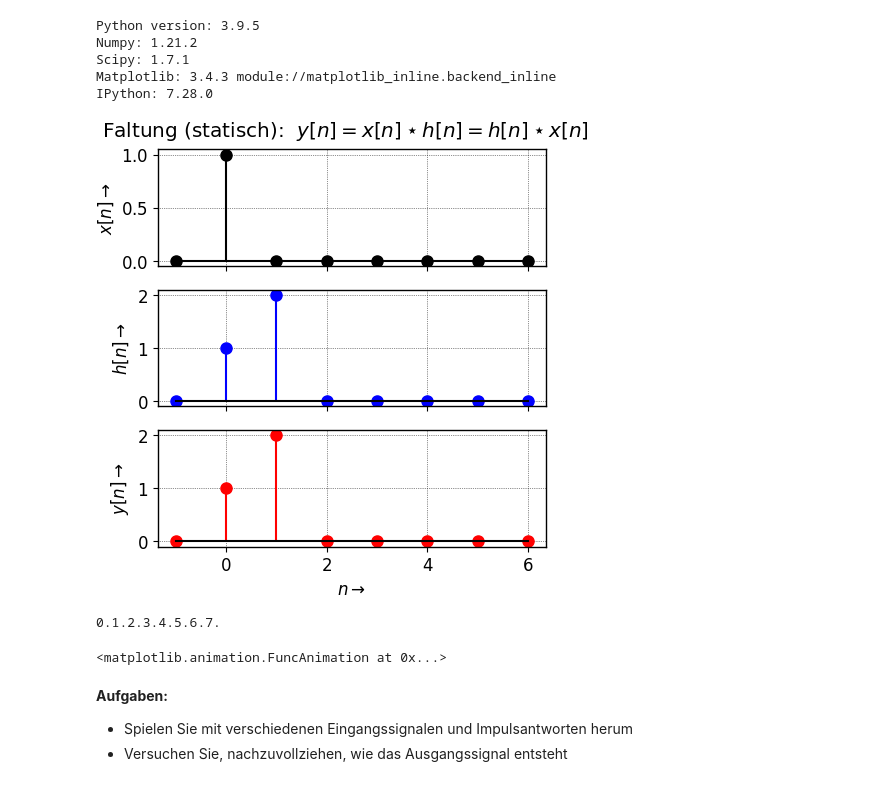
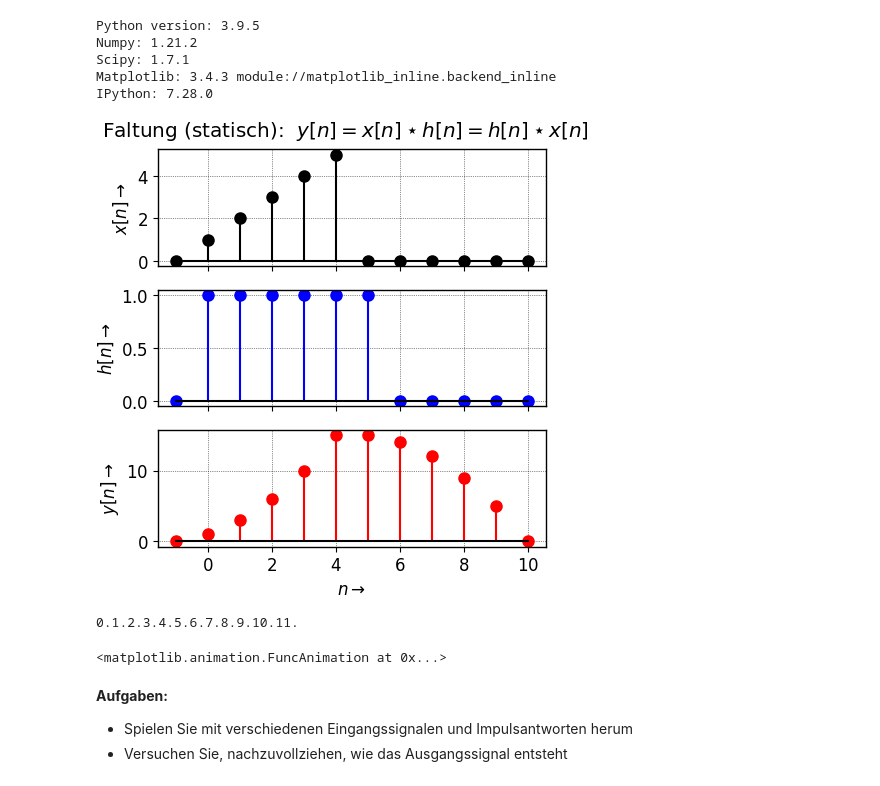
Before and after one commit to chipmuenk/dsp, a Jupyter notebook: notebooks/01_LTI/LTI-Animate_Convolution.ipynb, the cells around one changed output. Cells and saved outputs as stored; diff of their text form; code cells hidden in the pictures.

```diff
--- a/notebooks/01_LTI/LTI-Animate_Convolution.ipynb
+++ b/notebooks/01_LTI/LTI-Animate_Convolution.ipynb
@@ -72,40 +72,40 @@ IPython: 7.28.0
 # %%
 # Convolution 1: x * h -> slide h along x
 # define signal and impulse response here
-#h = [1, 1, 1, 1, 1, 1] # impulse response
-h = [1, 2]
+h = [1, 1, 1, 1, 1, 1] # impulse response
+#h = [1, 2]
 # input signal
-x = [1, 2, 3]
-x = [1, 0, 0, 0, 0]
+x = [1, 2, 3, 4, 5]
+#x = [1, 0, 0, 0, 0]
 
 y = np.convolve(x, h)
 L = len(y)+2 # max. total length plus one sample padding on both sides
 
 # create padded arrays padded with identical lengths for static plotting
 len_h = len(h) # length of impulse response
 len_x = len(x) # length of input signal
 n = np.arange(L)-1 # index runs from n = -1 to L-2
 xp = np.pad(x, (1, L-len_x-1), 'constant', constant_values=(0,0))# fill up with zeros
 hp = np.pad(h, (1, L-len_h-1), 'constant', constant_values=(0,0))# for total length of L
 yp = np.pad(y, (1, 1), 'constant', constant_values=(0,0)) # to plot all in a common figure
 
 # First set up the figure, the axis, and the plot element(s) we want to animate. %%caption suppresses blank window
 fig, ax = plt.subplots(nrows=3, ncols=1, sharex=True)
 ax[0].stem(n, xp, 'k-', 'ko', 'k', use_line_collection=True) # input signal
 ax[1].stem(n, hp, 'b-', 'bo', 'k', use_line_collection=True) # impulse response
 ax[2].stem(n, yp, 'r-', 'ro', 'k', use_line_collection=True) # output signal
 
 fig.suptitle(r'Faltung (statisch):  $y[n] = x[n] \star h[n] = h[n] \star x[n]$')
 ax[0].set_ylabel(r'$x[n] \rightarrow$')
 ax[1].set_ylabel(r'$h[n] \rightarrow$')
 ax[2].set_ylabel(r'$y[n] \rightarrow$')
 ax[2].set_xlabel(r'$n \rightarrow$');
 fig.subplots_adjust(top=0.92);
 x_ylim = ax[0].get_ylim()
 h_ylim = ax[1].get_ylim()
 y_ylim = ax[2].get_ylim()
 # %% [output]
-[figure, old version]
+[figure, new version]
 # %%
 # create zero padded copies for animation plotting
 x_i = np.pad(x, (len_h, len_h), 'constant', constant_values=(0,0))
@@ -139,10 +139,10 @@ def animate_h(n):
 
 y_i = np.zeros(2*L_i)
 
-ani = animation.FuncAnimation(fig, animate_h, frames=L_i-1, init_func=init)
+ani = animation.FuncAnimation(fig, animate_h, frames=len(x) + len(h) +1, init_func=init)
 ani
 # %% [output]
-0.1.2.3.4.5.6.7.
+0.1.2.3.4.5.6.7.8.9.10.11.
 <matplotlib.animation.FuncAnimation at 0x...>
 # %% [markdown]
 **Aufgaben:**
```
